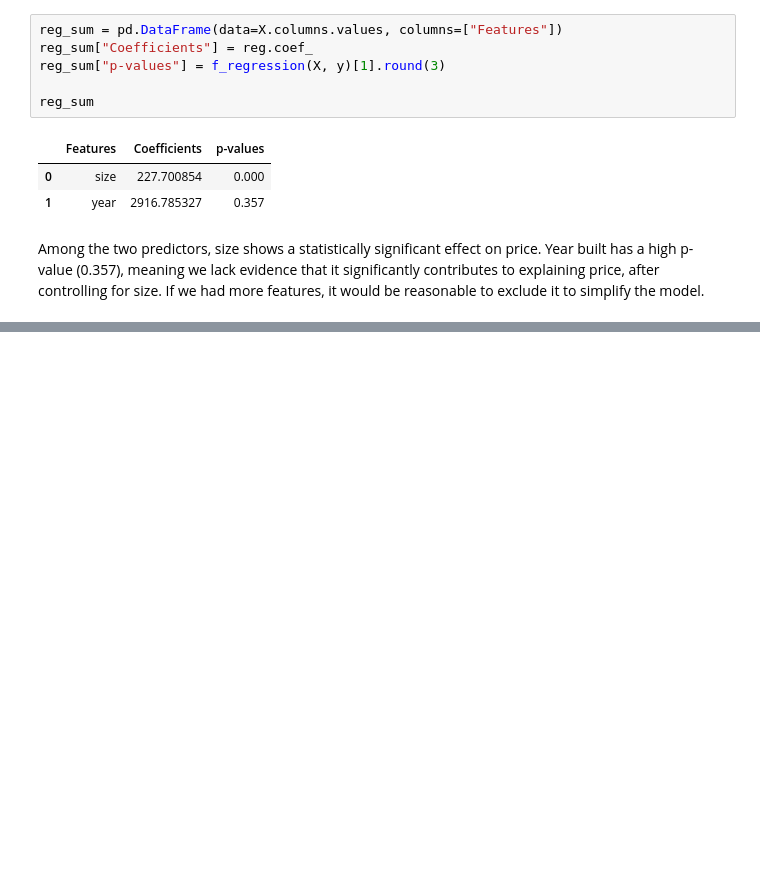
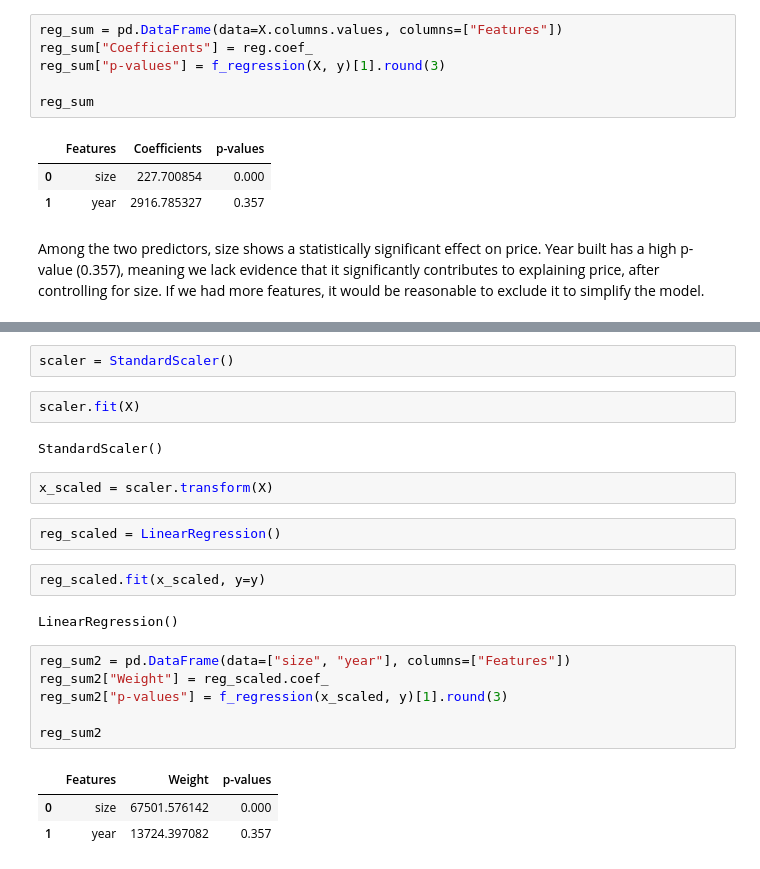
Before and after one commit to Frissie/LinearRegression, a Jupyter notebook: 02 Multiple/MultipleLinearRegressionWithSKLearn.ipynb, the cells around one changed output, grey strips where cells are left out. Cells and saved outputs as stored; diff of their text form; blank space fills up the shorter version.

```diff
--- a/02 Multiple/MultipleLinearRegressionWithSKLearn.ipynb
+++ b/02 Multiple/MultipleLinearRegressionWithSKLearn.ipynb
@@ -149,0 +152,24 @@ If we had more features, it would be reasonable to exclude it to simplify the mo
+# %%
+scaler = StandardScaler()
+# %%
+scaler.fit(X)
+# %% [output]
+StandardScaler()
+# %%
+x_scaled = scaler.transform(X)
+# %%
+reg_scaled = LinearRegression()
+# %%
+reg_scaled.fit(x_scaled, y=y)
+# %% [output]
+LinearRegression()
+# %%
+reg_sum2 = pd.DataFrame(data=["size", "year"], columns=["Features"])
+reg_sum2["Weight"] = reg_scaled.coef_
+reg_sum2["p-values"] = f_regression(x_scaled, y)[1].round(3)
+
+reg_sum2
+# %% [output]
+|  | Features | Weight | p-values |
+| 0 | size | 67501.576142 | 0.000 |
+| 1 | year | 13724.397082 | 0.357 |
```
Also changed, not shown: parts of 2 cells of this notebook, 1 other file.
